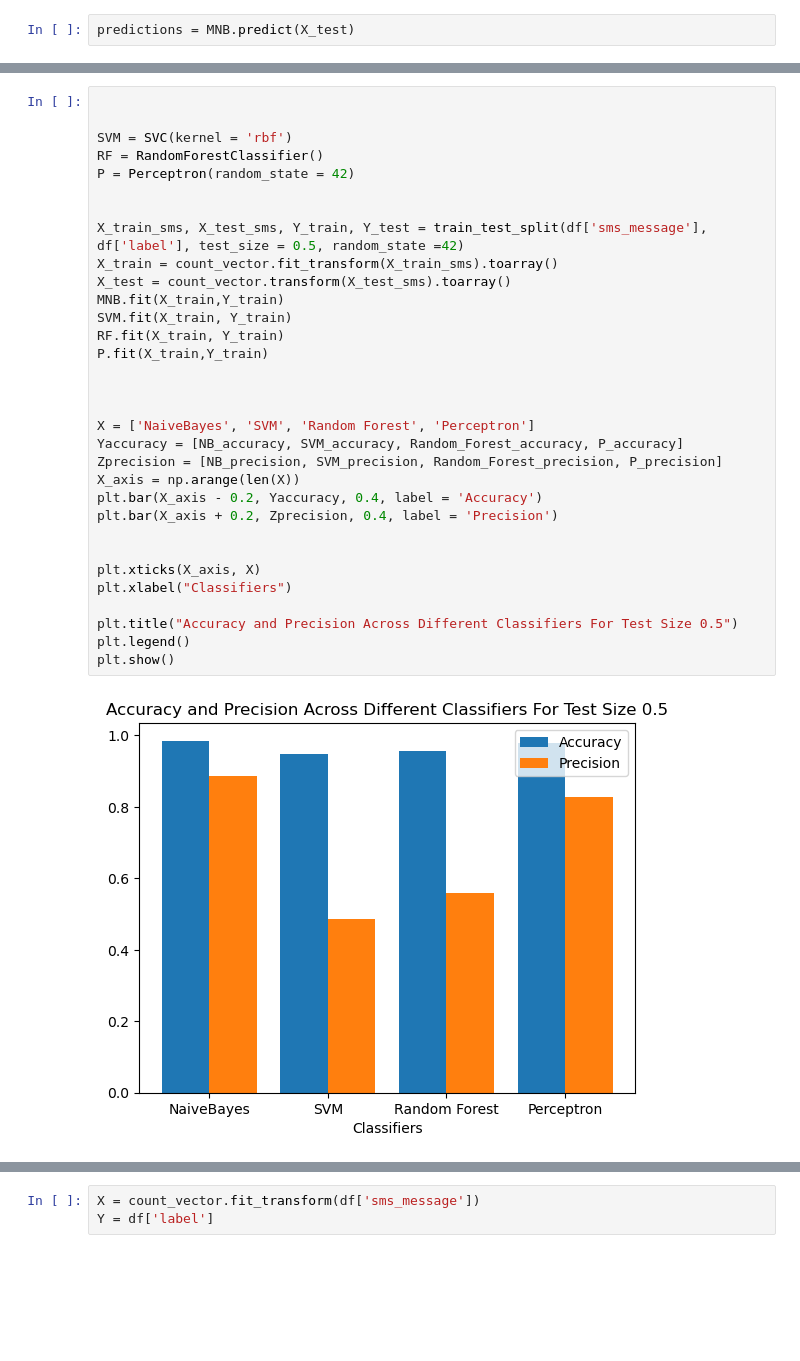
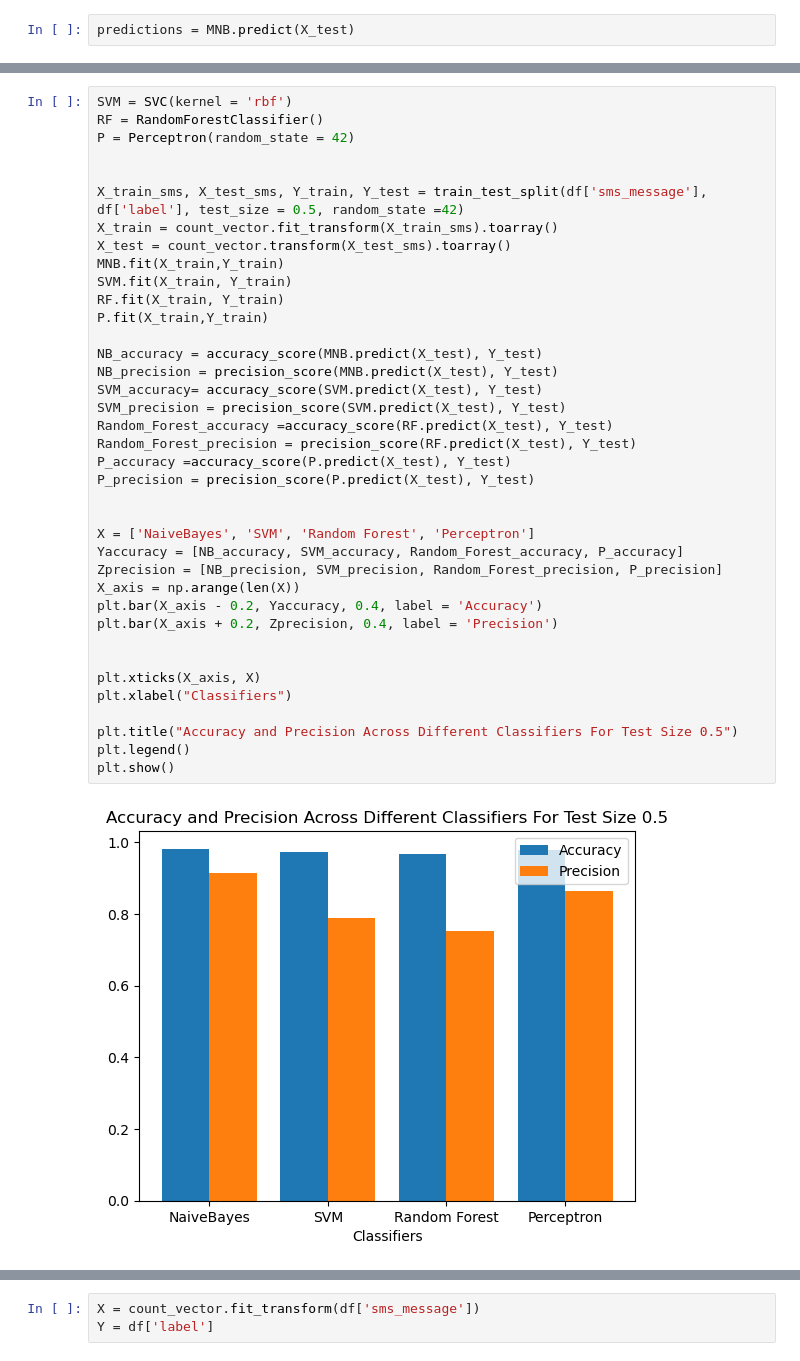
Before and after one commit to AJ-6/AI_Learning-Research, a Jupyter notebook: Spam Classification/Spam_Classification.ipynb, the cells around one changed output, grey strips where cells are left out. Cells and saved outputs as stored; diff of their text form; blank space fills up the shorter version.

```diff
--- a/Spam Classification/Spam_Classification.ipynb
+++ b/Spam Classification/Spam_Classification.ipynb
@@ -110,37 +110,43 @@ plt.show()
 # %%
-
-
 SVM = SVC(kernel = 'rbf')
 RF = RandomForestClassifier()
 P = Perceptron(random_state = 42)
 
 
 X_train_sms, X_test_sms, Y_train, Y_test = train_test_split(df['sms_message'], df['label'], test_size = 0.5, random_state =42)
 X_train = count_vector.fit_transform(X_train_sms).toarray()
 X_test = count_vector.transform(X_test_sms).toarray()
 MNB.fit(X_train,Y_train)
 SVM.fit(X_train, Y_train)
 RF.fit(X_train, Y_train)
 P.fit(X_train,Y_train)
 
+NB_accuracy = accuracy_score(MNB.predict(X_test), Y_test)
+NB_precision = precision_score(MNB.predict(X_test), Y_test)
+SVM_accuracy= accuracy_score(SVM.predict(X_test), Y_test)
+SVM_precision = precision_score(SVM.predict(X_test), Y_test)
+Random_Forest_accuracy =accuracy_score(RF.predict(X_test), Y_test)
+Random_Forest_precision = precision_score(RF.predict(X_test), Y_test)
+P_accuracy =accuracy_score(P.predict(X_test), Y_test)
+P_precision = precision_score(P.predict(X_test), Y_test)
 
 
 X = ['NaiveBayes', 'SVM', 'Random Forest', 'Perceptron']
 Yaccuracy = [NB_accuracy, SVM_accuracy, Random_Forest_accuracy, P_accuracy]
 Zprecision = [NB_precision, SVM_precision, Random_Forest_precision, P_precision]
 X_axis = np.arange(len(X))
 plt.bar(X_axis - 0.2, Yaccuracy, 0.4, label = 'Accuracy')
 plt.bar(X_axis + 0.2, Zprecision, 0.4, label = 'Precision')
 
 
 plt.xticks(X_axis, X)
 plt.xlabel("Classifiers")
 
 plt.title("Accuracy and Precision Across Different Classifiers For Test Size 0.5")
 plt.legend()
 plt.show()
 # %% [output]
-[figure, old version]
+[figure, new version]
 # %%
 X_train_sms, X_test_sms, Y_train, Y_test = train_test_split(df['sms_message'], df['label'], test_size = 0.25, random_state =42)
 X_train = count_vector.fit_transform(X_train_sms).toarray()
```
Also changed, not shown: parts of 20 cells of this notebook.
